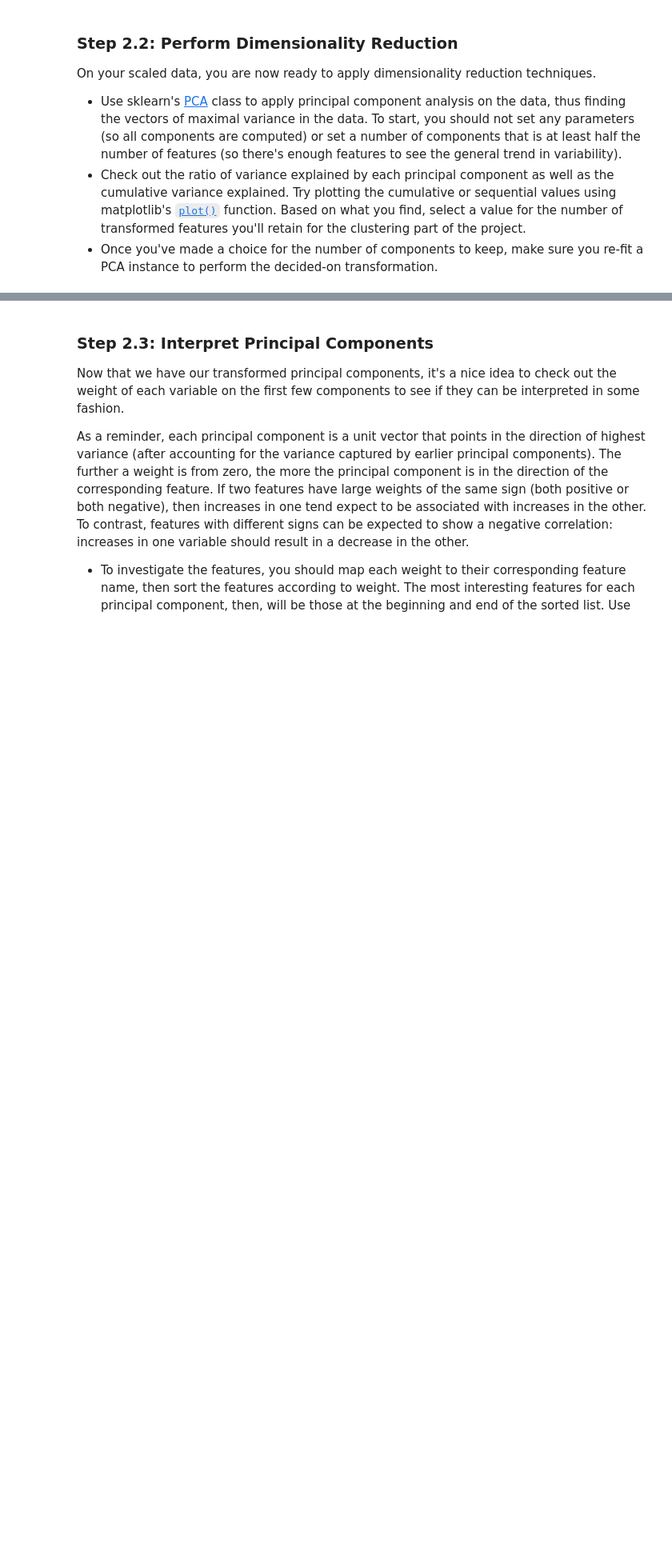
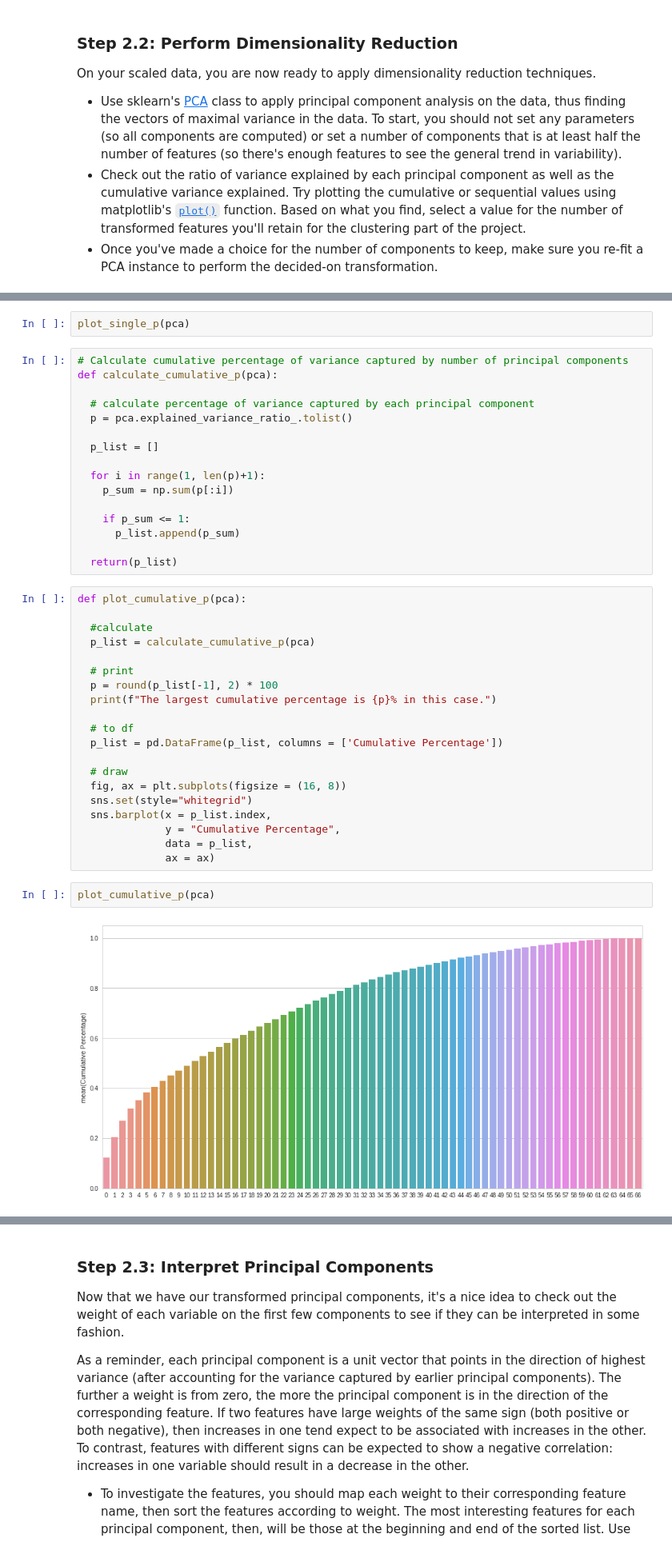
Before and after one commit to yanglinjing/dsnd_p3_identify_customer_segments, a Jupyter notebook: Identify_Customer_Segments.ipynb, the cells around one changed output, grey strips where cells are left out. Shown: that part at 80% size. Drawn from its saved outputs; the diff is of its cells as text; blank space fills up the shorter version.

```diff
--- a/Identify_Customer_Segments.ipynb
+++ b/Identify_Customer_Segments.ipynb
@@ -1131,2 +1151,44 @@ def scree_plot(pca):
+# %%
+plot_single_p(pca)
+# %%
+# Calculate cumulative percentage of variance captured by number of principal components
+def calculate_cumulative_p(pca):
+
+  # calculate percentage of variance captured by each principal component
+  p = pca.explained_variance_ratio_.tolist()
+
+  p_list = []
+
+  for i in range(1, len(p)+1):
+    p_sum = np.sum(p[:i])
+
+    if p_sum <= 1:
+      p_list.append(p_sum)
+
+  return(p_list)
+# %%
+def plot_cumulative_p(pca):
+
+  #calculate
+  p_list = calculate_cumulative_p(pca)
+
+  # print
+  p = round(p_list[-1], 2) * 100
+  print(f"The largest cumulative percentage is {p}% in this case.")
+
+  # to df
+  p_list = pd.DataFrame(p_list, columns = ['Cumulative Percentage'])
+
+  # draw
+  fig, ax = plt.subplots(figsize = (16, 8))
+  sns.set(style="whitegrid")
+  sns.barplot(x = p_list.index,
+              y = "Cumulative Percentage",
+              data = p_list,
+              ax = ax)
+# %%
+plot_cumulative_p(pca)
+# %% [output]
+[figure, added]
 # %%
 # Re-apply PCA to the data while selecting for number of components to retain.
```
Also changed, not shown: parts of 10 cells of this notebook.
